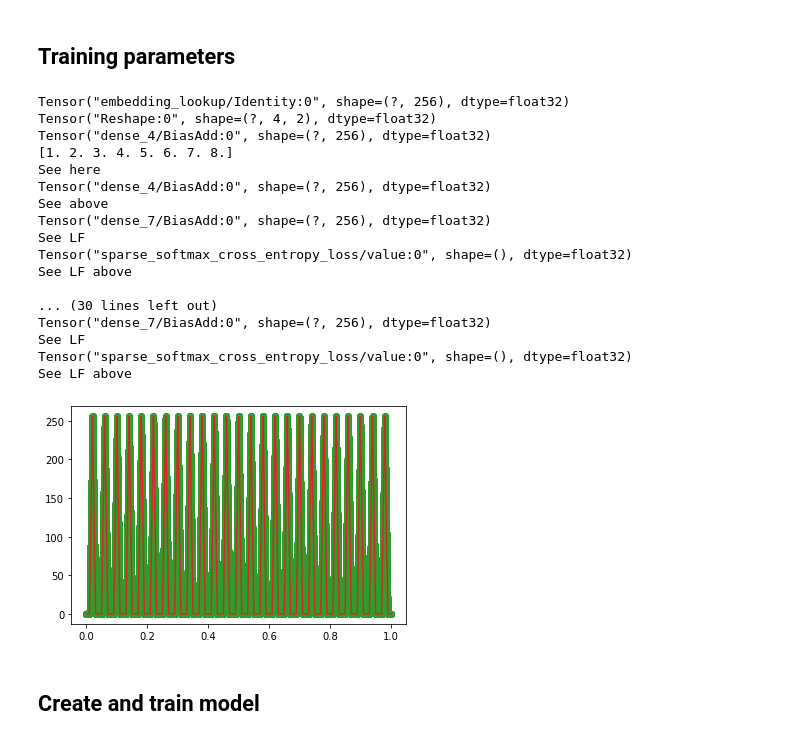
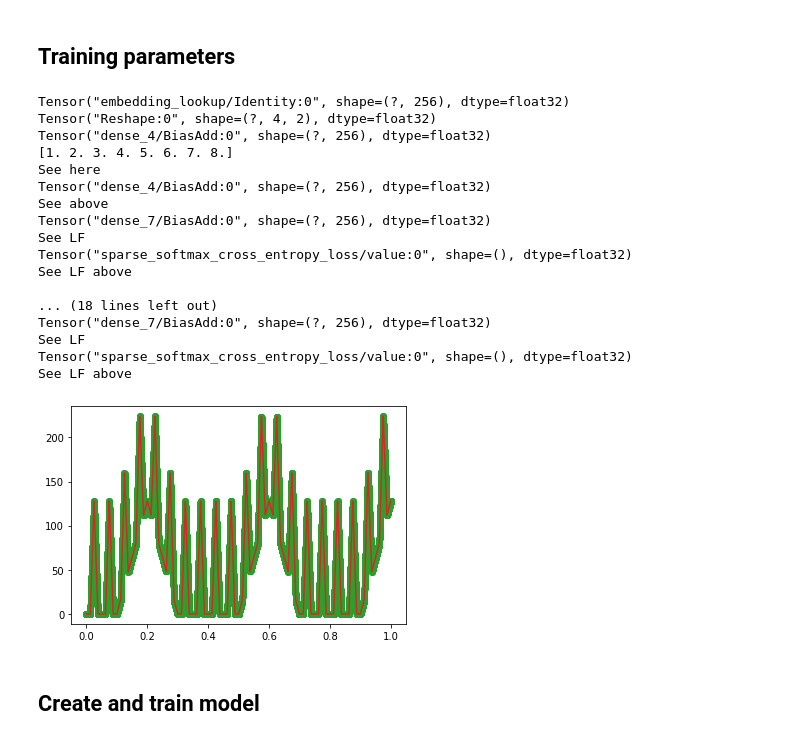
Before and after one commit to neelabhro/Deep-Learning-based-Wireless-Communications, a Jupyter notebook: Rayleigh_COLAB_WeightedNN_MParametrized.ipynb, the cells around one changed output. Cells and saved outputs as stored; diff of their text form; code cells hidden in the pictures.

```diff
--- a/Rayleigh_COLAB_WeightedNN_MParametrized.ipynb
+++ b/Rayleigh_COLAB_WeightedNN_MParametrized.ipynb
@@ -23,7 +23,7 @@ pi = tf.constant(math.pi)
 # %% [markdown]
 #### System parameters
 # %%
-batch_size = 50000
+batch_size = 10000
 
 #print(tr)
 #plt.plot(t, tr)
@@ -45,22 +45,25 @@ tr = triangle3
 #bins = np.array([0, 1, 2, 3, 4, 5, 6, 7, 8, 9, 10, 11, 12, 13, 14])
 bins = np.arange(M-1)
 tr = np.digitize(triangle3, bins, right=True)
-plt.plot(t, triangle3)
+#plt.plot(t, triangle3)
 
 #tr = np.flip(tr)
+#print(tr)
+tr = np.floor(np.random.uniform(0,M, 10000))
 print(tr)
 #replacements = {0:7, 1:6, 2:5, 3:4, 4:3, 5:2, 6:1, 7:0}
 #replacements = {0:15, 1:14, 2:13, 3:12, 4:11, 5:10, 6:9, 7:8, 8:7, 9:6, 10:5, 11:4, 12:3, 13:2, 14:1, 15:0}
 rp1 = np.arange(M)
 rp2 = np.flip(np.arange(M))
 replacements = dict(zip(rp1,rp2))
-print(rp2)
+#print(rp2)
 replacer = replacements.get
 tr = ([replacer(n, n) for n in tr])
+
 #tr2 = ([replacer(n, n) for n in triangle3])
 print(tr)
-plt.plot(t, tr)
-plt.legend(['Input signal', 'Quantized and bit flipped'])
+#plt.plot(t, tr)
+#plt.legend(['Input signal', 'Quantized and bit flipped'])
 
 #s_ind = np.empty(shape=(M,batch_size))
 s_ind = {}
@@ -85,7 +88,7 @@ for j in range(M):
 #s_ind_13 = [i for i, x in enumerate(tr) if x == 13]
 #s_ind_14 = [i for i, x in enumerate(tr) if x == 14]
 #s_ind_15 = [i for i, x in enumerate(tr) if x == 15]
-print(s_ind[15])
+#print(s_ind[15])
 #print(s_ind_0)
 #print([tr[x] for x in s_ind_0])
 # %% [output]
@@ -477,43 +463,43 @@ epoch = [10000]
 #for i in epoch:
 training_params = [
     #batch_size, lr, ebnodb, iterations
-    [50000 , 0.01, train_EbNodB, 10000],
-    [50000 , 0.001, train_EbNodB, 10000]
+    [10000 , 0.01, train_EbNodB, 10000]
+#    [10000 , 0.001, train_EbNodB, 10000]
     ]
 
 validation_params = [
     #batch_size, ebnodb, val_steps
     [10000, val_EbNodB, 1000],
     [10000, val_EbNodB, 1000],
     [10000, val_EbNodB, 1000]
     ]
 
 model_file_uw = 'models/ae_k_{}_n_{}'.format(k,n)
 ae = AE(k,n,seed)
 ae.train(training_params, validation_params)
 ae.save(model_file_uw);
 ae = AE(k,n,seed, filename=model_file_uw)
   #ae.plot_constellation();
   #ae.end2end(tr)
 # %% [output]
 Tensor("embedding_lookup/Identity:0", shape=(?, 256), dtype=float32)
 Tensor("Reshape:0", shape=(?, 4, 2), dtype=float32)
 Tensor("dense_4/BiasAdd:0", shape=(?, 256), dtype=float32)
 [1. 2. 3. 4. 5. 6. 7. 8.]
 See here
 Tensor("dense_4/BiasAdd:0", shape=(?, 256), dtype=float32)
 See above
 Tensor("dense_7/BiasAdd:0", shape=(?, 256), dtype=float32)
 See LF
 Tensor("sparse_softmax_cross_entropy_loss/value:0", shape=(), dtype=float32)
 See LF above
 
-... (30 lines left out)
+... (18 lines left out)
 Tensor("dense_7/BiasAdd:0", shape=(?, 256), dtype=float32)
 See LF
 Tensor("sparse_softmax_cross_entropy_loss/value:0", shape=(), dtype=float32)
 See LF above
-[figure, old version]
+[figure, new version]
 # %% [markdown]
 ## Create and train model
 # %%
```
Also changed, not shown: parts of 13 cells of this notebook.
